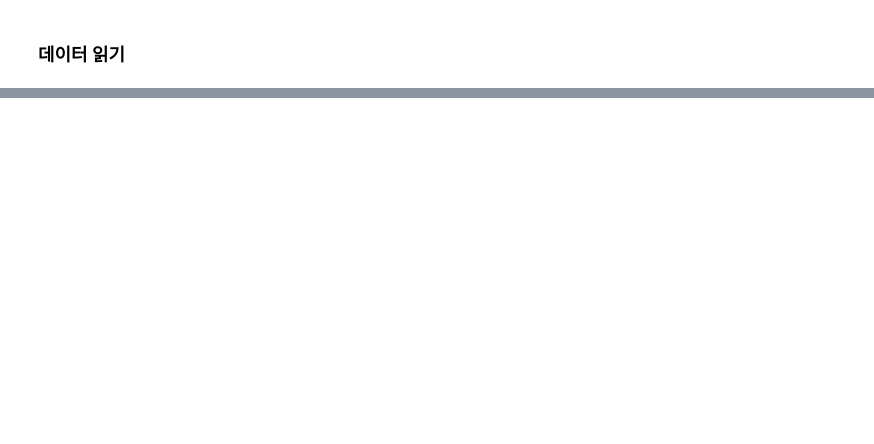
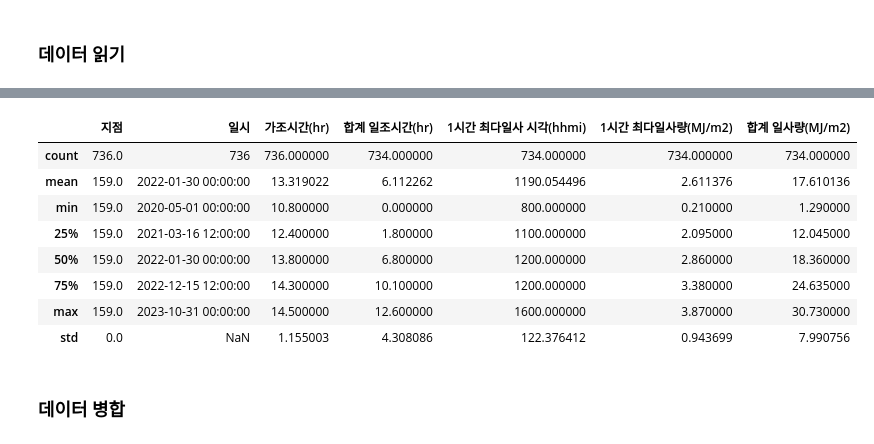
Before and after one commit to MK00098/Weather_Project, a Jupyter notebook: EDA_eungji.ipynb, the cells around one changed output, grey strips where cells are left out. Cells and saved outputs as stored; diff of their text form; code cells hidden in the pictures; blank space fills up the shorter version.

```diff
--- a/EDA_eungji.ipynb
+++ b/EDA_eungji.ipynb
@@ -35,0 +175,14 @@ cat119_train.csv
+# %%
+solar_df.describe()
+# %% [output]
+|  | 지점 | 일시 | 가조시간(hr) | 합계 일조시간(hr) | 1시간 최다일사 시각(hhmi) | 1시간 최다일사량(MJ/m2) | 합계 일사량(MJ/m2) |
+| count | 736.0 | 736 | 736.000000 | 734.000000 | 734.000000 | 734.000000 | 734.000000 |
+| mean | 159.0 | 2022-01-30 00:00:00 | 13.319022 | 6.112262 | 1190.054496 | 2.611376 | 17.610136 |
+| min | 159.0 | 2020-05-01 00:00:00 | 10.800000 | 0.000000 | 800.000000 | 0.210000 | 1.290000 |
+| 25% | 159.0 | 2021-03-16 12:00:00 | 12.400000 | 1.800000 | 1100.000000 | 2.095000 | 12.045000 |
+| 50% | 159.0 | 2022-01-30 00:00:00 | 13.800000 | 6.800000 | 1200.000000 | 2.860000 | 18.360000 |
+| 75% | 159.0 | 2022-12-15 12:00:00 | 14.300000 | 10.100000 | 1200.000000 | 3.380000 | 24.635000 |
+| max | 159.0 | 2023-10-31 00:00:00 | 14.500000 | 12.600000 | 1600.000000 | 3.870000 | 30.730000 |
+| std | 0.0 | NaN | 1.155003 | 4.308086 | 122.376412 | 0.943699 | 7.990756 |
+# %% [markdown]
+### 데이터 병합
```
Also changed, not shown: parts of 27 cells of this notebook, 1 other file.
